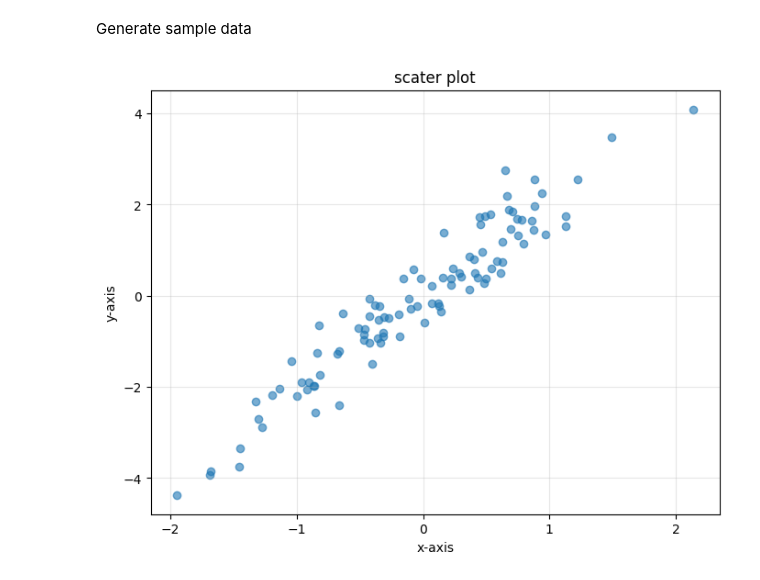
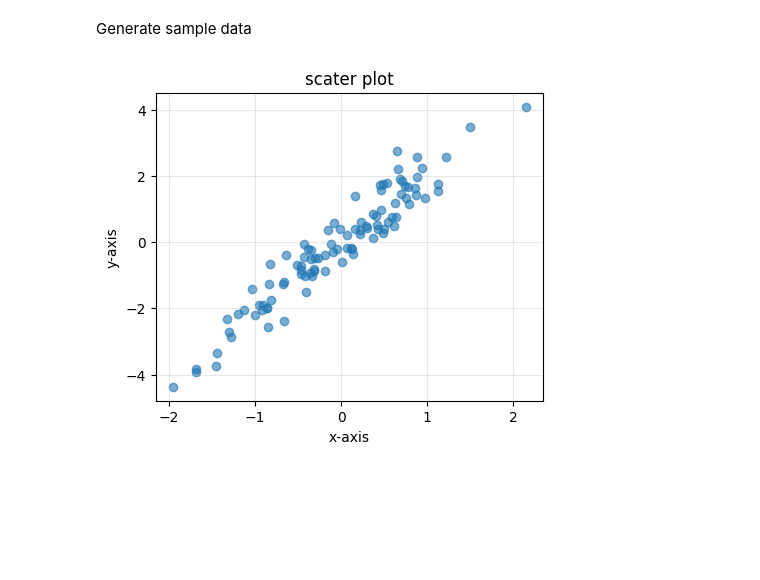
Before and after one commit to mukulvaths9999-create/python_practise, a Jupyter notebook: matplotlib practise.ipynb, the cells around one changed output. Cells and saved outputs as stored; diff of their text form; code cells hidden in the pictures; blank space fills up the shorter version.

```diff
--- a/matplotlib practise.ipynb
+++ b/matplotlib practise.ipynb
@@ -84,13 +84,14 @@ rng = np.random.default_rng(seed=42)
 # 2. Generate sample data using standard_normal() instead of randn()
 x = rng.standard_normal(100)
 y = 2 * x + rng.standard_normal(100) * 0.5  # Linear relationship with noise
-
-plt.figure(figsize=(8,6))
-plt.scatter(x,y,alpha=0.6)
-plt.xlabel("x-axis")
-plt.ylabel("y-axis")
-plt.title("scater plot")
-plt.grid(True,alpha=0.3)
-plt.show()
-# %% [output]
-[figure, removed]
+# %%
+
+plt.figure(figsize=(5,4))
+plt.scatter(x,y,alpha=0.6)
+plt.xlabel("x-axis")
+plt.ylabel("y-axis")
+plt.title("scater plot")
+plt.grid(True,alpha=0.3)
+plt.show()
+# %% [output]
+[figure, added]
```
Also changed, not shown: parts of 5 cells of this notebook.
